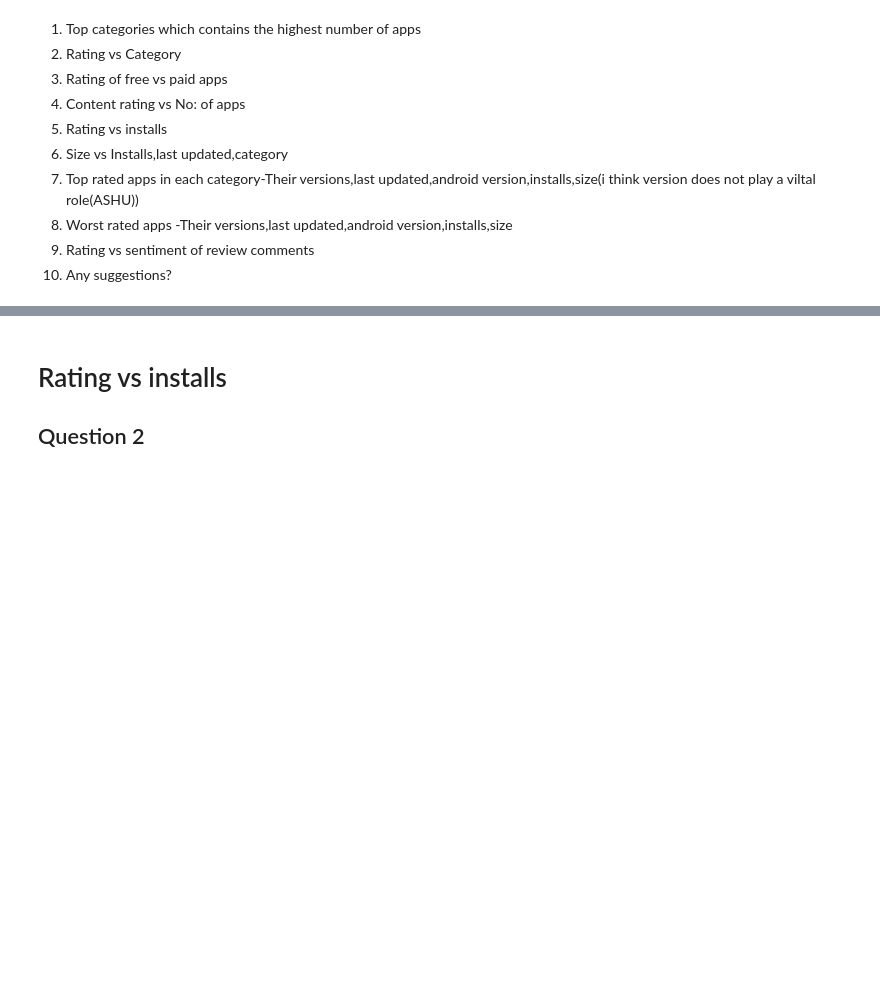
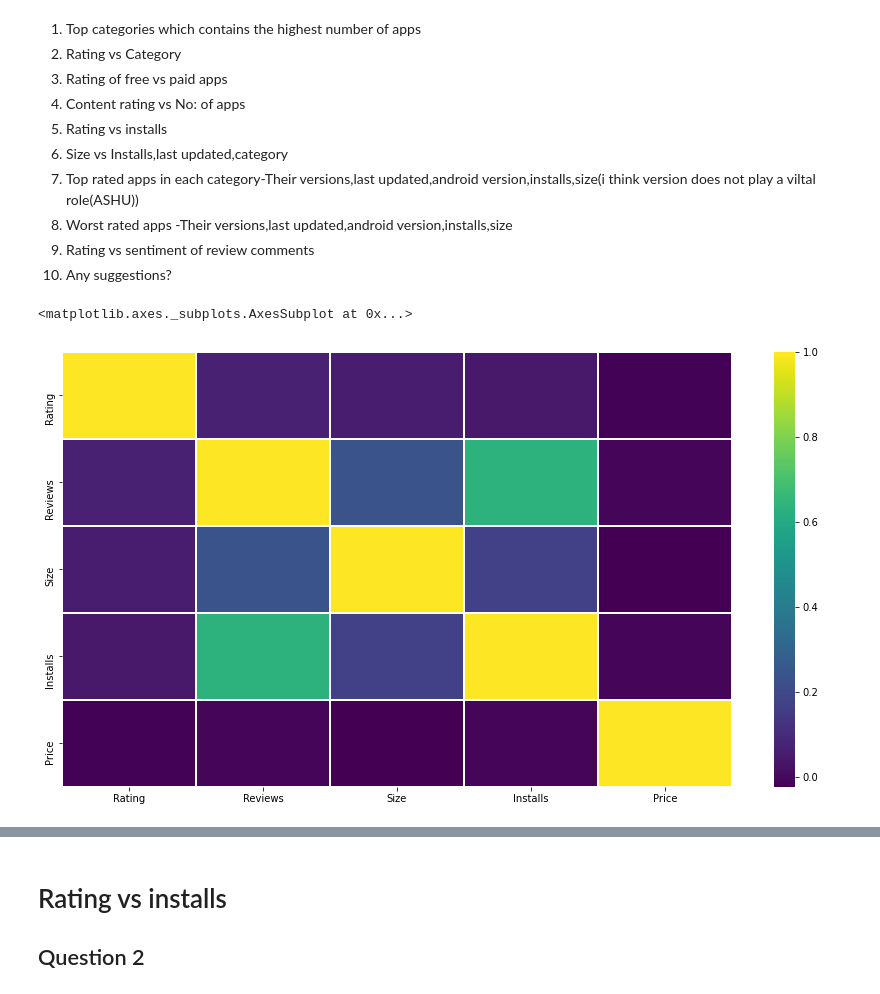
Before and after one commit to ashyaulla/Playstore-Data-Analysis, a Jupyter notebook: Playstore_Data_Analysis(Team_notebook).ipynb, the cells around one changed output, grey strips where cells are left out. Saved outputs shown, nothing was run; the diff lists cells and outputs as text; code cells hidden in the pictures; blank space fills up the shorter version.

```diff
--- a/Playstore_Data_Analysis(Team_notebook).ipynb
+++ b/Playstore_Data_Analysis(Team_notebook).ipynb
@@ -349,6 +340,13 @@ UR_df.head()
 8.   Worst rated apps -Their versions,last updated,android version,installs,size
 9.   Rating vs sentiment of review comments
 10.  Any suggestions?
+# %%
+#Correlation heatmap
+plt.figure(figsize = (15,8))
+sns.heatmap(PS_df.corr(),linewidth=0.5,cmap='viridis')
+# %% [output]
+<matplotlib.axes._subplots.AxesSubplot at 0x...>
+[figure, added]
 # %%
 #Question1
 # %%
```
Also changed, not shown: parts of 17 cells of this notebook.
